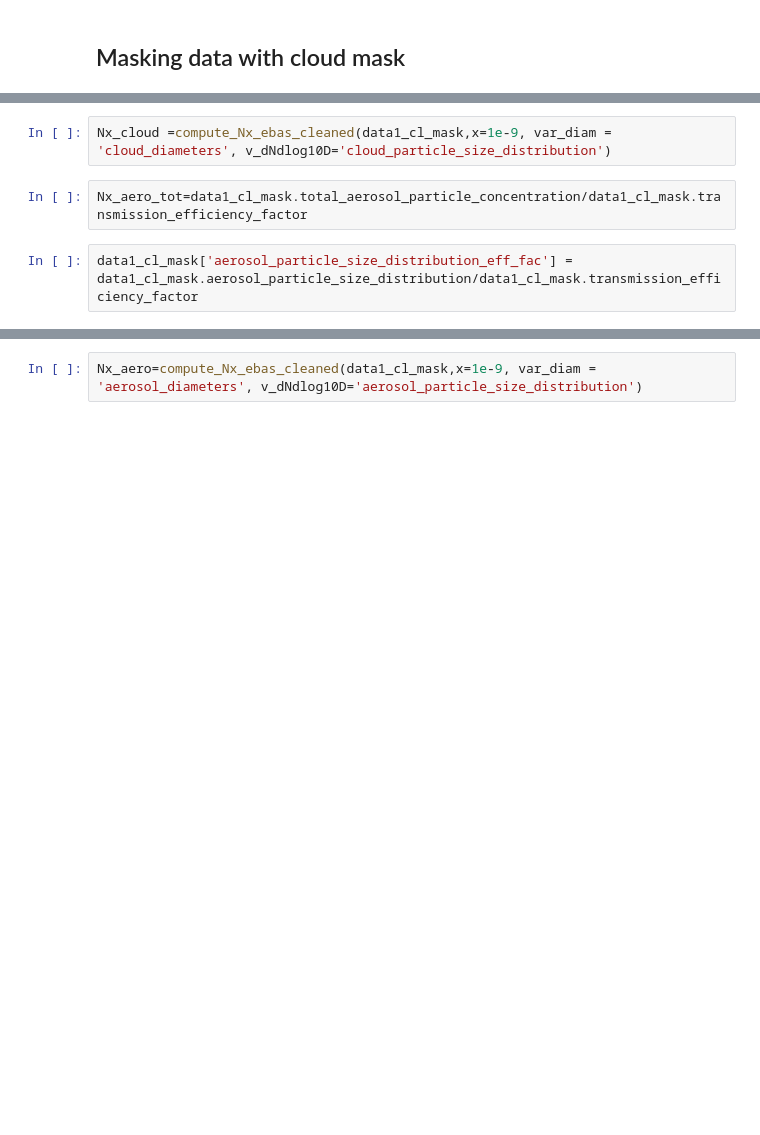
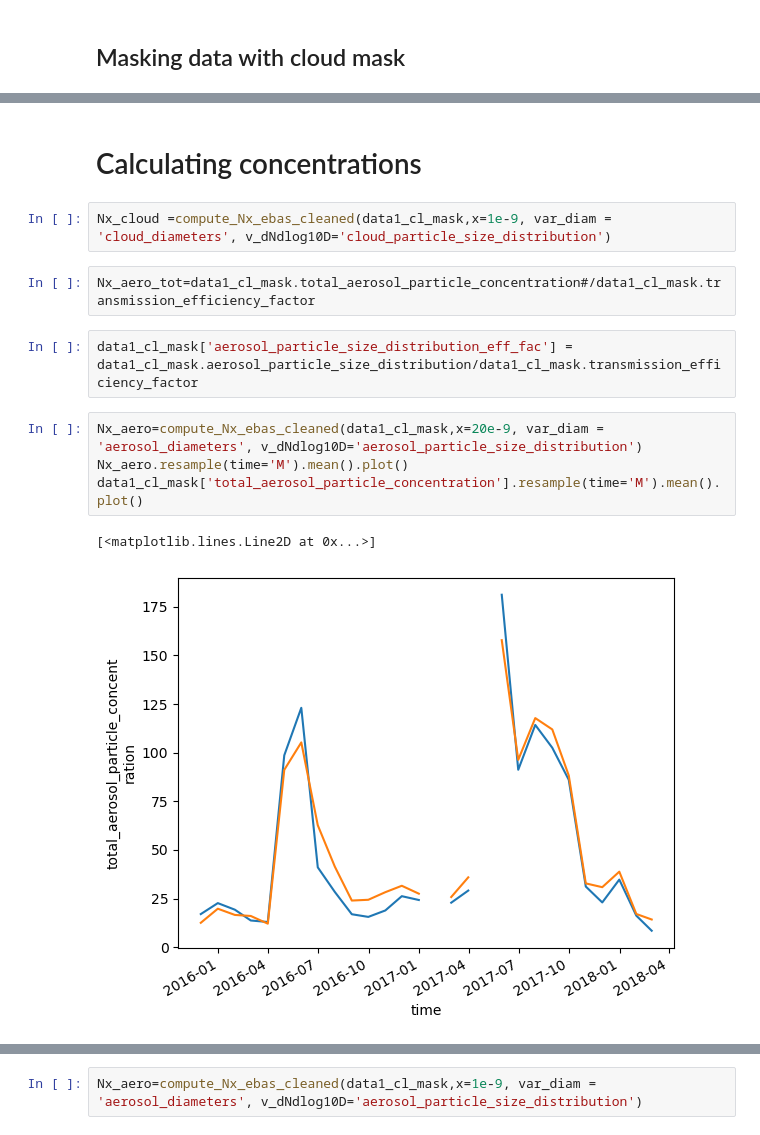
Before and after one commit to eScience-course/-Tjaernoe2022-group1, a Jupyter notebook: notebooks/Ingvild/Getting_started.ipynb, the cells around one changed output, grey strips where cells are left out. Cells and saved outputs as stored; diff of their text form; blank space fills up the shorter version.

```diff
--- a/notebooks/Ingvild/Getting_started.ipynb
+++ b/notebooks/Ingvild/Getting_started.ipynb
@@ -77,9 +86,18 @@ Coordinates:
     end_date:    2018-02-04
     version:     1.0
     history:     2021-05-06 created
+# %% [markdown]
+# Calculating concentrations
 # %%
 Nx_cloud =compute_Nx_ebas_cleaned(data1_cl_mask,x=1e-9, var_diam = 'cloud_diameters', v_dNdlog10D='cloud_particle_size_distribution')
 # %%
-Nx_aero_tot=data1_cl_mask.total_aerosol_particle_concentration/data1_cl_mask.transmission_efficiency_factor
+Nx_aero_tot=data1_cl_mask.total_aerosol_particle_concentration#/data1_cl_mask.transmission_efficiency_factor
 # %%
 data1_cl_mask['aerosol_particle_size_distribution_eff_fac'] = data1_cl_mask.aerosol_particle_size_distribution/data1_cl_mask.transmission_efficiency_factor
+# %%
+Nx_aero=compute_Nx_ebas_cleaned(data1_cl_mask,x=20e-9, var_diam = 'aerosol_diameters', v_dNdlog10D='aerosol_particle_size_distribution')
+Nx_aero.resample(time='M').mean().plot()
+data1_cl_mask['total_aerosol_particle_concentration'].resample(time='M').mean().plot()
+# %% [output]
+[<matplotlib.lines.Line2D at 0x...>]
+[figure, added]
```
Also changed, not shown: parts of 25 cells of this notebook.
